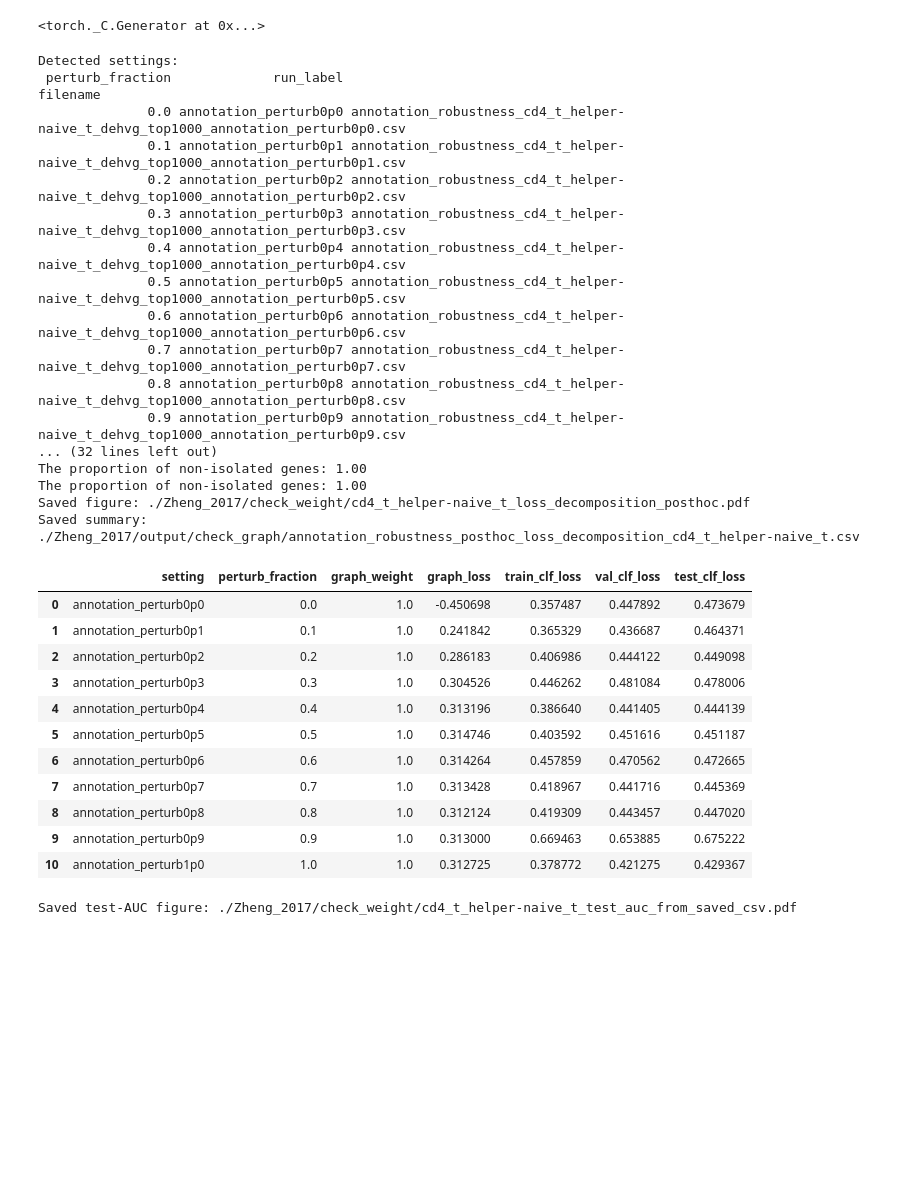
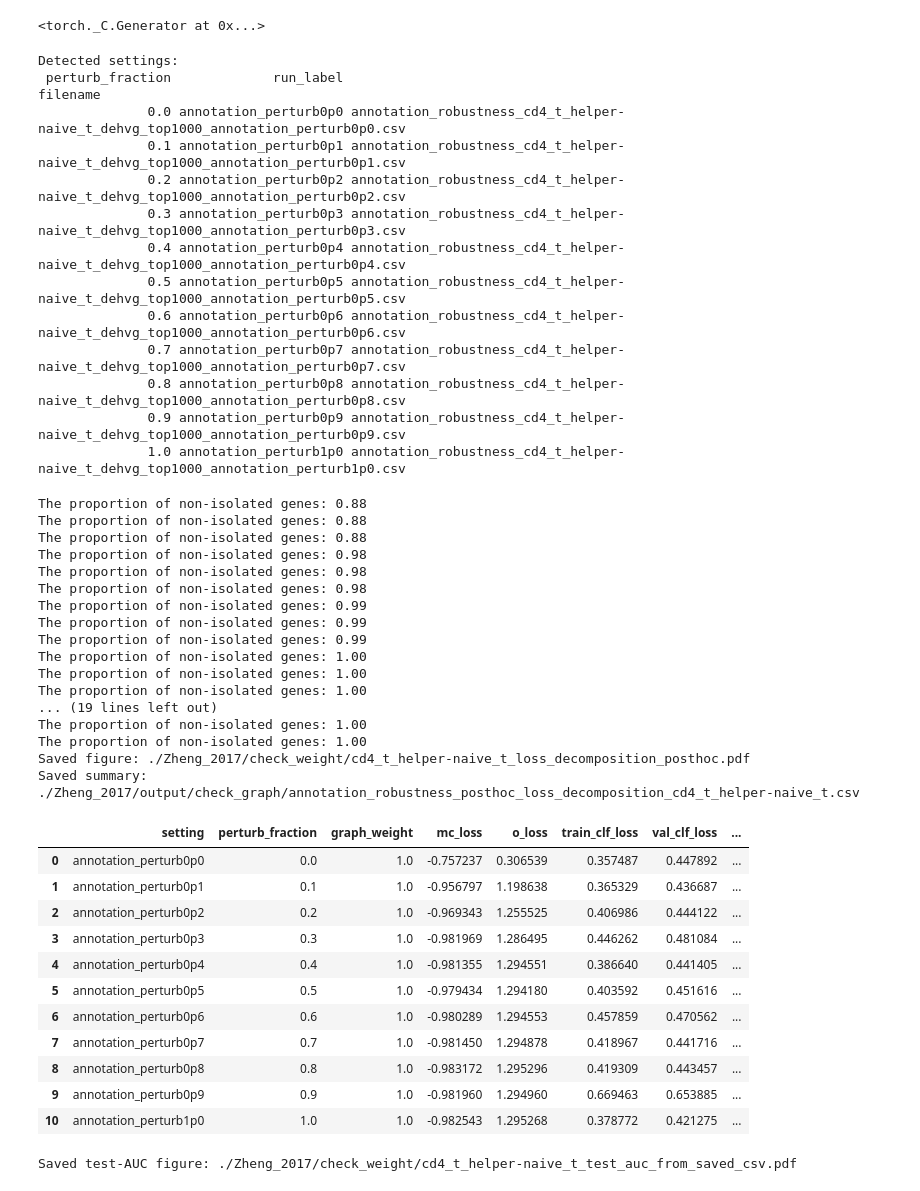
Before and after one commit to Sun-lab/SDAN, a Jupyter notebook: check_graph.ipynb, the cells around one changed output. Drawn from its saved outputs; the diff is of its cells as text; code cells hidden in the pictures; blank space fills up the shorter version.

```diff
--- a/check_graph.ipynb
+++ b/check_graph.ipynb
@@ -155,7 +155,8 @@ def compute_posthoc_losses_like_trainpy(state_path, train_GNN, val_GNN, test_GNN
         test_logits = model.linear_relu_stack(test_reduced)
         test_clf_loss = criterion(test_logits, test_labels)
     return (
-        float(graph_loss.item()),
+        float(mc_loss.item()),
+        float(o_loss.item()),
         float(train_clf_loss.item()),
         float(val_clf_loss.item()),
         float(test_clf_loss.item()),
@@ -211,7 +212,7 @@ for _, run in run_df.iterrows():
     train_GNN = construct_GNN(train_data, gene_list, edge_index)
     val_GNN = construct_GNN(val_data, gene_list, edge_index)
     test_GNN = construct_GNN(test_data, gene_list, edge_index)
-    graph_loss, train_clf_loss, val_clf_loss, test_clf_loss = compute_posthoc_losses_like_trainpy(
+    mc_loss, o_loss, train_clf_loss, val_clf_loss, test_clf_loss = compute_posthoc_losses_like_trainpy(
         state_path=state_path,
         train_GNN=train_GNN,
         val_GNN=val_GNN,
@@ -225,62 +226,77 @@ for _, run in run_df.iterrows():
         'setting': setting,
         'perturb_fraction': frac,
         'graph_weight': graph_weight,
-        'graph_loss': graph_loss,
+        'mc_loss': mc_loss,
+        'o_loss': o_loss,
         'train_clf_loss': train_clf_loss,
         'val_clf_loss': val_clf_loss,
         'test_clf_loss': test_clf_loss,
     })
 posthoc_df = pd.DataFrame(records).sort_values('perturb_fraction').reset_index(drop=True)
+graph_loss_plot = posthoc_df['graph_weight'] * (posthoc_df['mc_loss'] + posthoc_df['o_loss'])
 # Figure requested: 4 lines (graph_loss + clf_loss on train/val/test)
 plt.figure(figsize=(7, 4), dpi=300)
-plt.plot(posthoc_df['perturb_fraction'], posthoc_df['graph_loss'], marker='o', label='graph_loss')
+plt.plot(posthoc_df['perturb_fraction'], graph_loss_plot, marker='o', label='graph_loss')
 plt.plot(posthoc_df['perturb_fraction'], posthoc_df['train_clf_loss'], marker='o', label='train_clf_loss')
 plt.plot(posthoc_df['perturb_fraction'], posthoc_df['val_clf_loss'], marker='o', label='val_clf_loss')
 plt.plot(posthoc_df['perturb_fraction'], posthoc_df['test_clf_loss'], marker='o', label='test_clf_loss')
 plt.xlabel('Perturbation fraction')
 plt.ylabel('Loss')
 plt.title('Post-hoc Loss Decomposition Across Settings')
 plt.legend()
 plt.grid(True, alpha=0.3)
 plt.tight_layout()
 fig_path = os.path.join(check_dir, f'{cell_type_str}_loss_decomposition_posthoc.pdf')
 plt.savefig(fig_path)
 plt.close()
 csv_path = os.path.join(output_dir, f'annotation_robustness_posthoc_loss_decomposition_{cell_type_str}.csv')
 posthoc_df.to_csv(csv_path, index=False)
 print(f'Saved figure: {fig_path}')
 print(f'Saved summary: {csv_path}')
 posthoc_df
 # %% [output]
 Detected settings:
  perturb_fraction             run_label                                                                           filename
               0.0 annotation_perturb0p0 annotation_robustness_cd4_t_helper-naive_t_dehvg_top1000_annotation_perturb0p0.csv
               0.1 annotation_perturb0p1 annotation_robustness_cd4_t_helper-naive_t_dehvg_top1000_annotation_perturb0p1.csv
               0.2 annotation_perturb0p2 annotation_robustness_cd4_t_helper-naive_t_dehvg_top1000_annotation_perturb0p2.csv
               0.3 annotation_perturb0p3 annotation_robustness_cd4_t_helper-naive_t_dehvg_top1000_annotation_perturb0p3.csv
               0.4 annotation_perturb0p4 annotation_robustness_cd4_t_helper-naive_t_dehvg_top1000_annotation_perturb0p4.csv
               0.5 annotation_perturb0p5 annotation_robustness_cd4_t_helper-naive_t_dehvg_top1000_annotation_perturb0p5.csv
               0.6 annotation_perturb0p6 annotation_robustness_cd4_t_helper-naive_t_dehvg_top1000_annotation_perturb0p6.csv
               0.7 annotation_perturb0p7 annotation_robustness_cd4_t_helper-naive_t_dehvg_top1000_annotation_perturb0p7.csv
               0.8 annotation_perturb0p8 annotation_robustness_cd4_t_helper-naive_t_dehvg_top1000_annotation_perturb0p8.csv
               0.9 annotation_perturb0p9 annotation_robustness_cd4_t_helper-naive_t_dehvg_top1000_annotation_perturb0p9.csv
-... (32 lines left out)
-The proportion of non-isolated genes: 1.00
-The proportion of non-isolated genes: 1.00
-Saved figure: ./Zheng_2017/check_weight/cd4_t_helper-naive_t_loss_decomposition_posthoc.pdf
-Saved summary: ./Zheng_2017/output/check_graph/annotation_robustness_posthoc_loss_decomposition_cd4_t_helper-naive_t.csv
+              1.0 annotation_perturb1p0 annotation_robustness_cd4_t_helper-naive_t_dehvg_top1000_annotation_perturb1p0.csv
+The proportion of non-isolated genes: 0.88
+The proportion of non-isolated genes: 0.88
+The proportion of non-isolated genes: 0.88
+The proportion of non-isolated genes: 0.98
+The proportion of non-isolated genes: 0.98
+The proportion of non-isolated genes: 0.98
+The proportion of non-isolated genes: 0.99
+The proportion of non-isolated genes: 0.99
+The proportion of non-isolated genes: 0.99
+The proportion of non-isolated genes: 1.00
+The proportion of non-isolated genes: 1.00
+The proportion of non-isolated genes: 1.00
+... (19 lines left out)
+The proportion of non-isolated genes: 1.00
+The proportion of non-isolated genes: 1.00
+Saved figure: ./Zheng_2017/check_weight/cd4_t_helper-naive_t_loss_decomposition_posthoc.pdf
+Saved summary: ./Zheng_2017/output/check_graph/annotation_robustness_posthoc_loss_decomposition_cd4_t_helper-naive_t.csv
-|  | setting | perturb_fraction | graph_weight | graph_loss | train_clf_loss | val_clf_loss | test_clf_loss |
-| 0 | annotation_perturb0p0 | 0.0 | 1.0 | -0.450698 | 0.357487 | 0.447892 | 0.473679 |
-| 1 | annotation_perturb0p1 | 0.1 | 1.0 | 0.241842 | 0.365329 | 0.436687 | 0.464371 |
-| 2 | annotation_perturb0p2 | 0.2 | 1.0 | 0.286183 | 0.406986 | 0.444122 | 0.449098 |
-| 3 | annotation_perturb0p3 | 0.3 | 1.0 | 0.304526 | 0.446262 | 0.481084 | 0.478006 |
-| 4 | annotation_perturb0p4 | 0.4 | 1.0 | 0.313196 | 0.386640 | 0.441405 | 0.444139 |
-| 5 | annotation_perturb0p5 | 0.5 | 1.0 | 0.314746 | 0.403592 | 0.451616 | 0.451187 |
-| 6 | annotation_perturb0p6 | 0.6 | 1.0 | 0.314264 | 0.457859 | 0.470562 | 0.472665 |
-| 7 | annotation_perturb0p7 | 0.7 | 1.0 | 0.313428 | 0.418967 | 0.441716 | 0.445369 |
-| 8 | annotation_perturb0p8 | 0.8 | 1.0 | 0.312124 | 0.419309 | 0.443457 | 0.447020 |
-| 9 | annotation_perturb0p9 | 0.9 | 1.0 | 0.313000 | 0.669463 | 0.653885 | 0.675222 |
-| 10 | annotation_perturb1p0 | 1.0 | 1.0 | 0.312725 | 0.378772 | 0.421275 | 0.429367 |
+|  | setting | perturb_fraction | graph_weight | mc_loss | o_loss | train_clf_loss | val_clf_loss | ... |
+| 0 | annotation_perturb0p0 | 0.0 | 1.0 | -0.757237 | 0.306539 | 0.357487 | 0.447892 | ... |
+| 1 | annotation_perturb0p1 | 0.1 | 1.0 | -0.956797 | 1.198638 | 0.365329 | 0.436687 | ... |
+| 2 | annotation_perturb0p2 | 0.2 | 1.0 | -0.969343 | 1.255525 | 0.406986 | 0.444122 | ... |
+| 3 | annotation_perturb0p3 | 0.3 | 1.0 | -0.981969 | 1.286495 | 0.446262 | 0.481084 | ... |
+| 4 | annotation_perturb0p4 | 0.4 | 1.0 | -0.981355 | 1.294551 | 0.386640 | 0.441405 | ... |
+| 5 | annotation_perturb0p5 | 0.5 | 1.0 | -0.979434 | 1.294180 | 0.403592 | 0.451616 | ... |
+| 6 | annotation_perturb0p6 | 0.6 | 1.0 | -0.980289 | 1.294553 | 0.457859 | 0.470562 | ... |
+| 7 | annotation_perturb0p7 | 0.7 | 1.0 | -0.981450 | 1.294878 | 0.418967 | 0.441716 | ... |
+| 8 | annotation_perturb0p8 | 0.8 | 1.0 | -0.983172 | 1.295296 | 0.419309 | 0.443457 | ... |
+| 9 | annotation_perturb0p9 | 0.9 | 1.0 | -0.981960 | 1.294960 | 0.669463 | 0.653885 | ... |
+| 10 | annotation_perturb1p0 | 1.0 | 1.0 | -0.982543 | 1.295268 | 0.378772 | 0.421275 | ... |
 # %%
 # Plot test AUC across settings by reading saved annotation_robustness CSVs
 auc_rows = []
```
Also changed, not shown: 4 other files.
